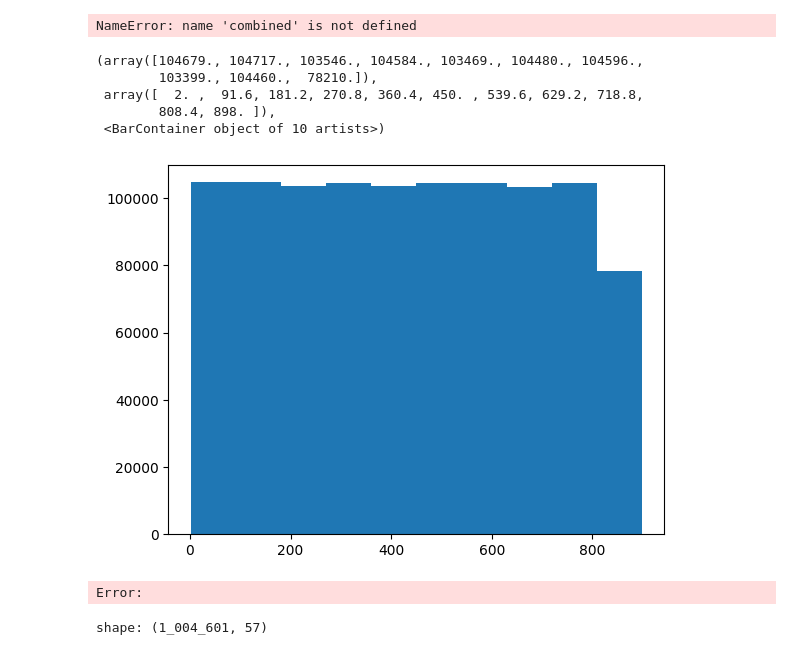
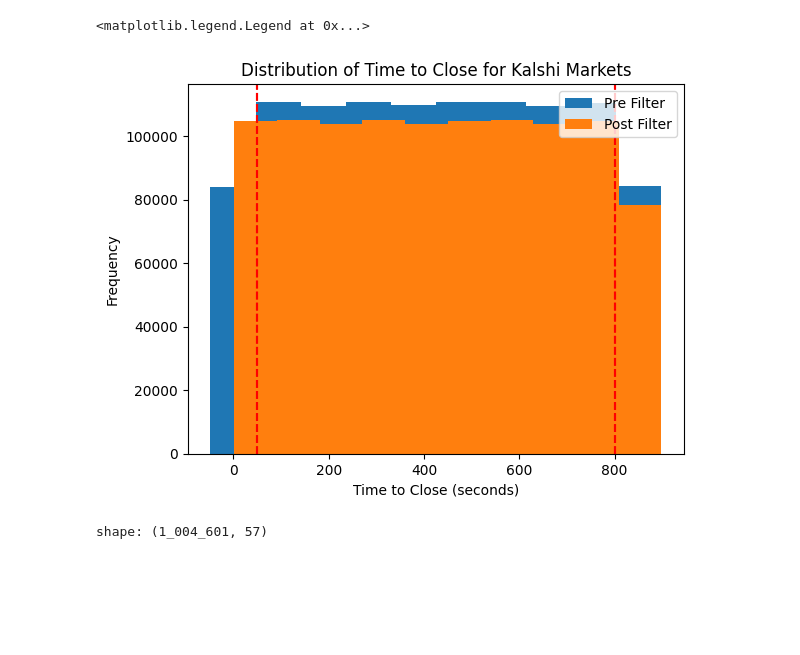
Before and after one commit to erxcshi/crypto_pred_market, a Jupyter notebook: data_gather/cleaning.ipynb, the cells around one changed output. Cells and saved outputs as stored; diff of their text form; code cells hidden in the pictures; blank space fills up the shorter version.

Commit message:
final data and feature building

```diff
--- a/data_gather/cleaning.ipynb
+++ b/data_gather/cleaning.ipynb
@@ -83,9 +89,3 @@ btc_trades = _to_datetime(btc_trades, ['curr_time', 'trade_time'])
 btc_eth_options = _to_datetime(btc_eth_options, ['curr_time', 'expiry_datetime'])
 all_coins_kalshi = _to_datetime(all_coins_kalshi, ['curr_time', 'open_time', 'close_time'])
 all_coins_polymarket = _to_datetime(all_coins_polymarket, ['curr_time', 'end_date'])
-# %%
-first_event_time, last_event_time = all_coins_kalshi.select(pl.col('open_time').min(), pl.col('close_time').max()).row(0)
-
-all_coins_kalshi = all_coins_kalshi.filter(~((pl.col("open_time") == first_event_time) | (pl.col("close_time") == last_event_time)))
-all_coins_kalshi.head()
-all_coins_kalshi.group_by(('open_time')).agg(pl.len()).sort('open_time')
@@ -118,12 +91,0 @@ shape: (5, 12)
-# %%
-
-kalshi = all_coins_kalshi.with_columns(
-    pl.col("curr_time").shift(1).over("coin").alias("prev_time")
-).with_columns(
-    (pl.col("curr_time") - pl.col("prev_time"))
-    .dt.total_seconds()
-    .alias("time_diff_seconds")
-)
-
-kalshi = kalshi.filter(pl.col("time_diff_seconds").is_between(0.9, 1.1))
-# df['time_diff_seconds'].value_counts()
@@ -141,9 +260,8 @@ def build_coin_df(df: pl.DataFrame, coin: str) -> pl.DataFrame:
             .over(col_identifiers)
             .alias("next_price_dollars_lead1")
         )
-        .filter(pl.col("time_to_close") > -0.01)
     )
-    cols = [col for col in df.columns if col not in ['curr_time']]
+    cols = [col for col in df.columns]
 
     rename_map = {
         col: f"{coin}_{col}"
@@ -158,7 +276,7 @@ kalshi = kalshi.with_columns((pl.col('close_time') - pl.col('curr_time')).dt.tot
 
 kalshi = kalshi.filter(pl.col('time_to_close') > 0)
 
-coin_dfs = [build_coin_df(kalshi, coin) for coin in ["BTC", "ETH", "XRP", "SOL"]]
+coin_dfs = [build_coin_df(kalshi, coin) for coin in [ "ETH", "XRP", "SOL"]]
 
 combined = coin_dfs[0]
 
@@ -166,7 +284,7 @@ for next_df in coin_dfs[1:]:
     combined = combined.join(
         next_df,
         on='curr_time',
-        how="inner",
+        how="left",
     )
 
 combined = combined.filter(
@@ -306,19 +330,27 @@ combined.columns
-# %%
-combined.filter(pl.col('time_to_close') > 800)
-# %% [output]
-NameError: name 'combined' is not defined
 # %%
 import matplotlib.pyplot as plt
 
-plt.hist(combined['BTC_time_to_close'])
+
+plt.hist(all_coins_kalshi.filter(pl.col('coin') == 'BTC')['time_to_close'], label='Pre Filter')
+plt.axvline(800, color='red', linestyle='--')
+plt.axvline(50, color='red', linestyle='--')
+plt.xlabel('Time to Close (seconds)')
+plt.ylabel('Frequency')
+plt.title('Distribution of Time to Close for Kalshi Markets')
+
+
+
+plt.hist(combined['BTC_time_to_close'], label='Post Filter')
+plt.axvline(800, color='red', linestyle='--')
+plt.axvline(50, color='red', linestyle='--')
+plt.xlabel('Time to Close (seconds)')
+plt.ylabel('Frequency')
+plt.title('Distribution of Time to Close for Kalshi Markets')
+
+plt.legend()
 # %% [output]
-(array([104679., 104717., 103546., 104584., 103469., 104480., 104596.,
-        103399., 104460.,  78210.]),
- array([  2. ,  91.6, 181.2, 270.8, 360.4, 450. , 539.6, 629.2, 718.8,
-        808.4, 898. ]),
- <BarContainer object of 10 artists>)
+<matplotlib.legend.Legend at 0x...>
-[figure, old version]
+[figure, new version]
-Error:
 # %%
 combined.sort('curr_time')
 # %% [output]
```
Also changed, not shown: parts of 14 cells of this notebook, 4 other files.
